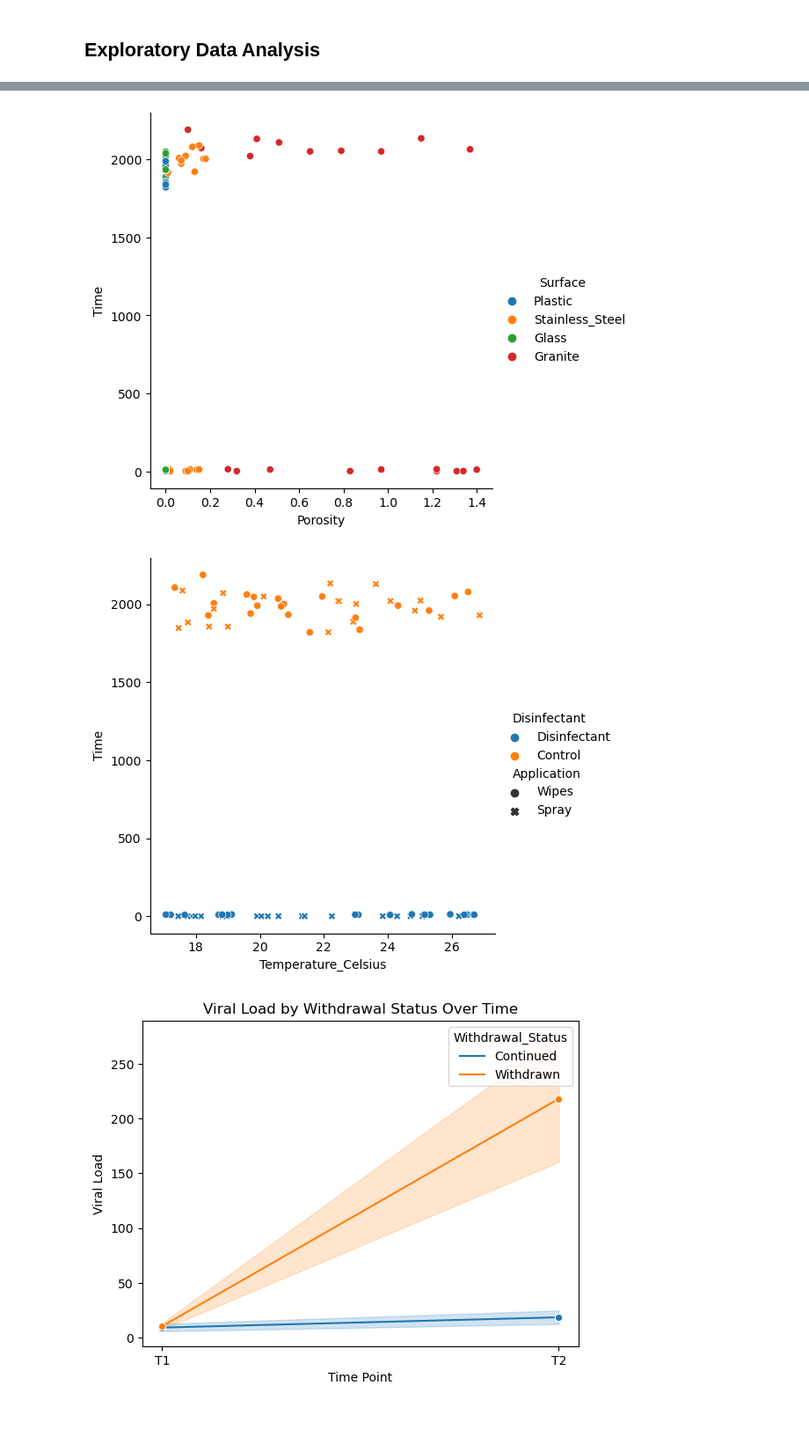
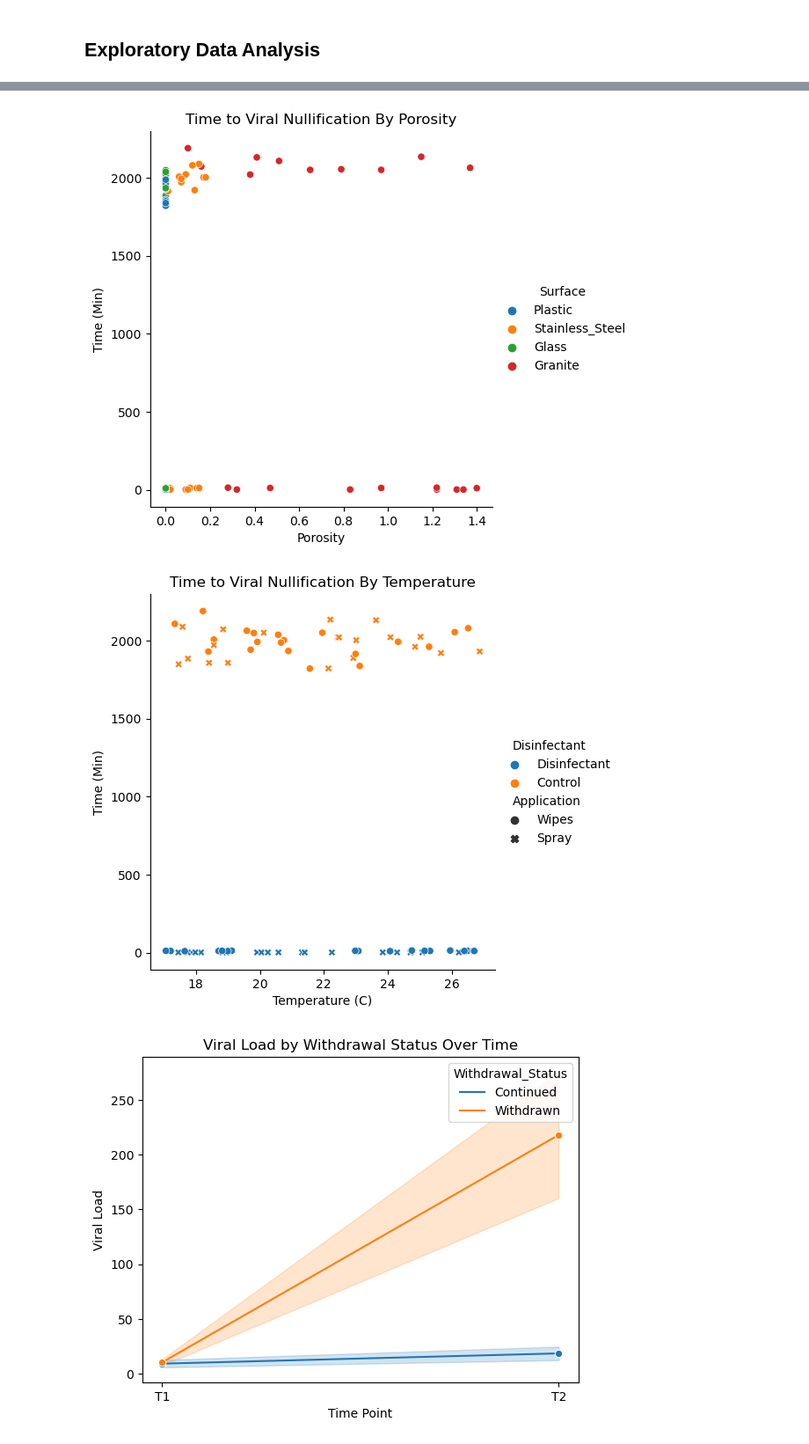
Before and after one commit to mdmmirfan/Virus-Survivability-Test-INF2178, a Jupyter notebook: INF2178_Assignment_2.ipynb, the cells around one changed output, grey strips where cells are left out. Shown at 88% size. Drawn from its saved outputs; the diff is of its cells as text; code cells hidden in the pictures; blank space fills up the shorter version.

```diff
--- a/INF2178_Assignment_2.ipynb
+++ b/INF2178_Assignment_2.ipynb
@@ -246,15 +258,24 @@ plt.show()
 # %%
 # Scatter plot to visualize relationship between porosiy, surface, application and time
 sns.relplot(data=df, x='Porosity', y='Time', hue='Surface')
+
+plt.title('Time to Viral Nullification By Porosity')
+plt.ylabel('Time (Min)')
+plt.xlabel('Porosity')
 plt.show()
 # %% [output]
-[figure, old version]
+[figure, new version]
 # %%
 #Time vs Tempature with Surface
 sns.relplot(data=df, x='Temperature_Celsius', y='Time', hue="Disinfectant", style='Application')
+
+
+plt.title('Time to Viral Nullification By Temperature')
+plt.ylabel('Time (Min)')
+plt.xlabel('Temperature (C)')
 plt.show()
 # %% [output]
-[figure, old version]
+[figure, new version]
 # %%
 # Create long dataframe for visualization of the viral load across time
 
```
Also changed, not shown: parts of 4 cells of this notebook.
